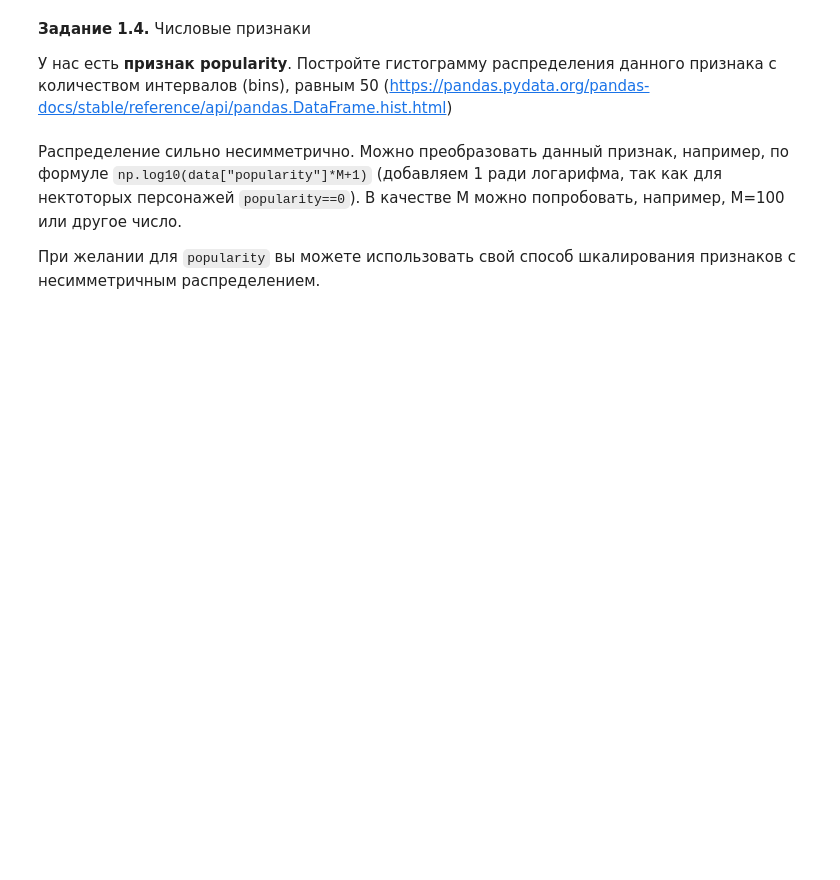
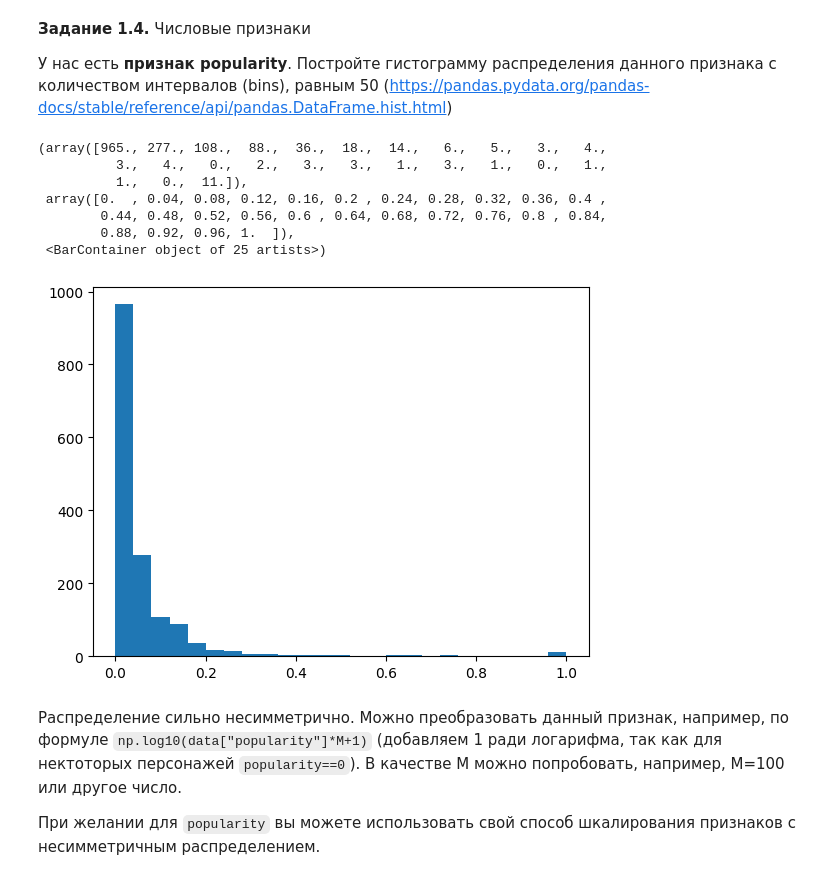
Before and after one commit to NeMordvin/-App-for-SolidEdge, a Jupyter notebook: week_01_ml_intro/Homework/hw_1_game_of_thrones.ipynb, the cells around one changed output. Cells and saved outputs as stored; diff of their text form; code cells hidden in the pictures; blank space fills up the shorter version.

```diff
--- a/week_01_ml_intro/Homework/hw_1_game_of_thrones.ipynb
+++ b/week_01_ml_intro/Homework/hw_1_game_of_thrones.ipynb
@@ -146,6 +191,17 @@ data.describe(include = [...]).T[['count', 'min', 'max']]
 **Задание 1.4.** Числовые признаки
 
 У нас есть **признак popularity**. Постройте гистограмму распределения данного признака с количеством интервалов (bins), равным 50 (https://pandas.pydata.org/pandas-docs/stable/reference/api/pandas.DataFrame.hist.html)
+# %%
+plt.hist(df["popularity"], bins=25)
+# %% [output]
+(array([965., 277., 108.,  88.,  36.,  18.,  14.,   6.,   5.,   3.,   4.,
+          3.,   4.,   0.,   2.,   3.,   3.,   1.,   3.,   1.,   0.,   1.,
+          1.,   0.,  11.]),
+ array([0.  , 0.04, 0.08, 0.12, 0.16, 0.2 , 0.24, 0.28, 0.32, 0.36, 0.4 ,
+        0.44, 0.48, 0.52, 0.56, 0.6 , 0.64, 0.68, 0.72, 0.76, 0.8 , 0.84,
+        0.88, 0.92, 0.96, 1.  ]),
+ <BarContainer object of 25 artists>)
+[figure, added]
 # %% [markdown]
 Распределение сильно несимметрично. Можно преобразовать данный признак, например, по формуле `np.log10(data["popularity"]*M+1)` (добавляем 1 ради логарифма, так как для нектоторых персонажей `popularity==0`). В качестве M можно попробовать, например, M=100 или другое число.
 
```
Also changed, not shown: parts of 39 cells of this notebook.
